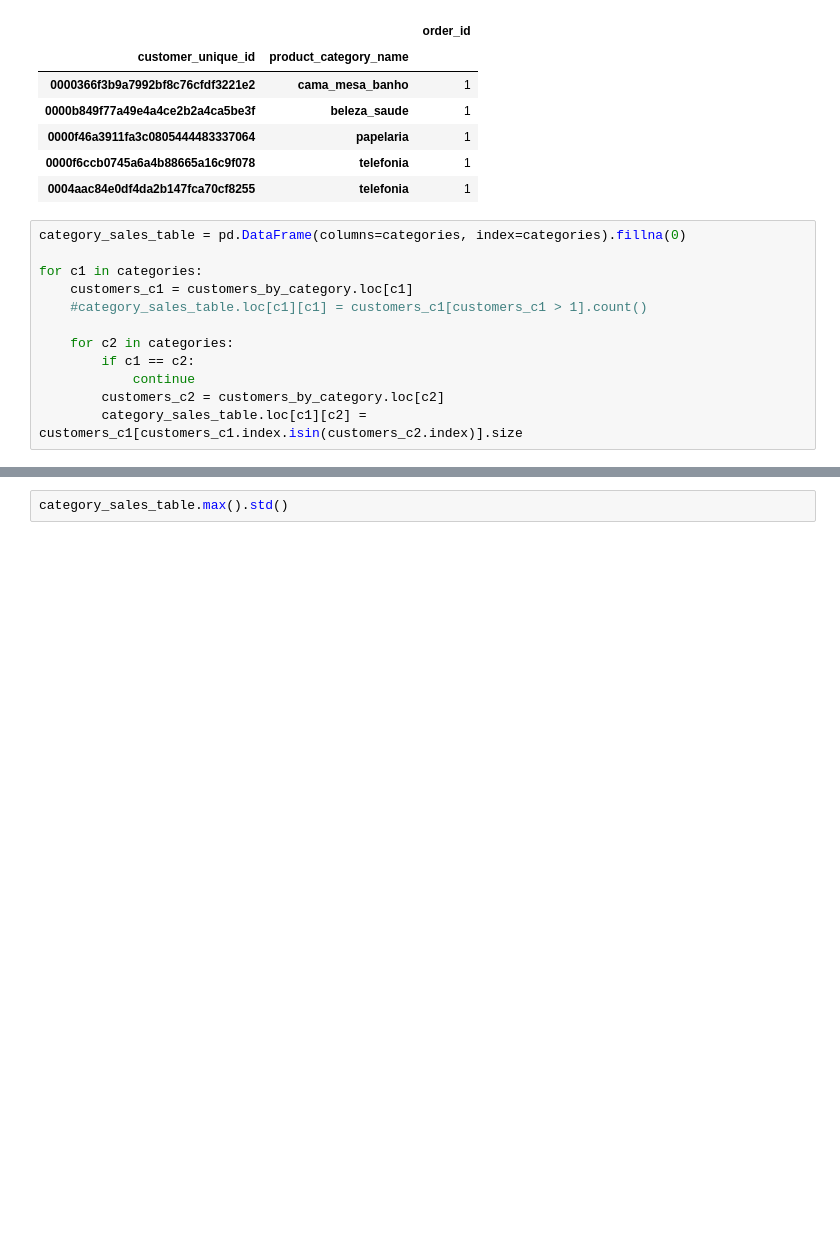
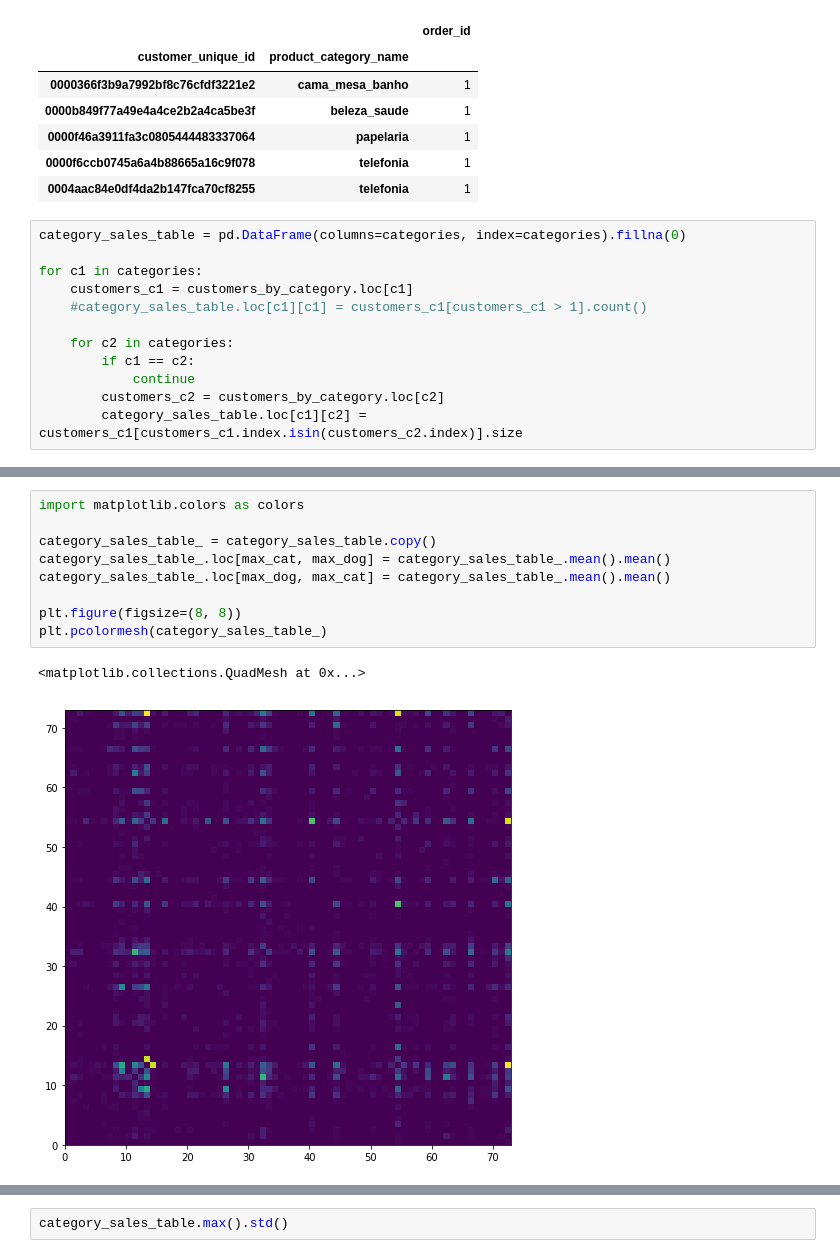
Before and after one commit to GuiBrandt/e-commerce, a Jupyter notebook: Sprint 1/recorrência.ipynb, the cells around one changed output, grey strips where cells are left out. Drawn from its saved outputs; the diff is of its cells as text; blank space fills up the shorter version.

```diff
--- a/Sprint 1/recorrência.ipynb
+++ b/Sprint 1/recorrência.ipynb
@@ -358,0 +374,12 @@ category_sales_table.max().mean()
+# %%
+import matplotlib.colors as colors
+
+category_sales_table_ = category_sales_table.copy()
+category_sales_table_.loc[max_cat, max_dog] = category_sales_table_.mean().mean()
+category_sales_table_.loc[max_dog, max_cat] = category_sales_table_.mean().mean()
+
+plt.figure(figsize=(8, 8))
+plt.pcolormesh(category_sales_table_)
+# %% [output]
+<matplotlib.collections.QuadMesh at 0x...>
+[figure, added]
```
Also changed, not shown: parts of 12 cells of this notebook.
